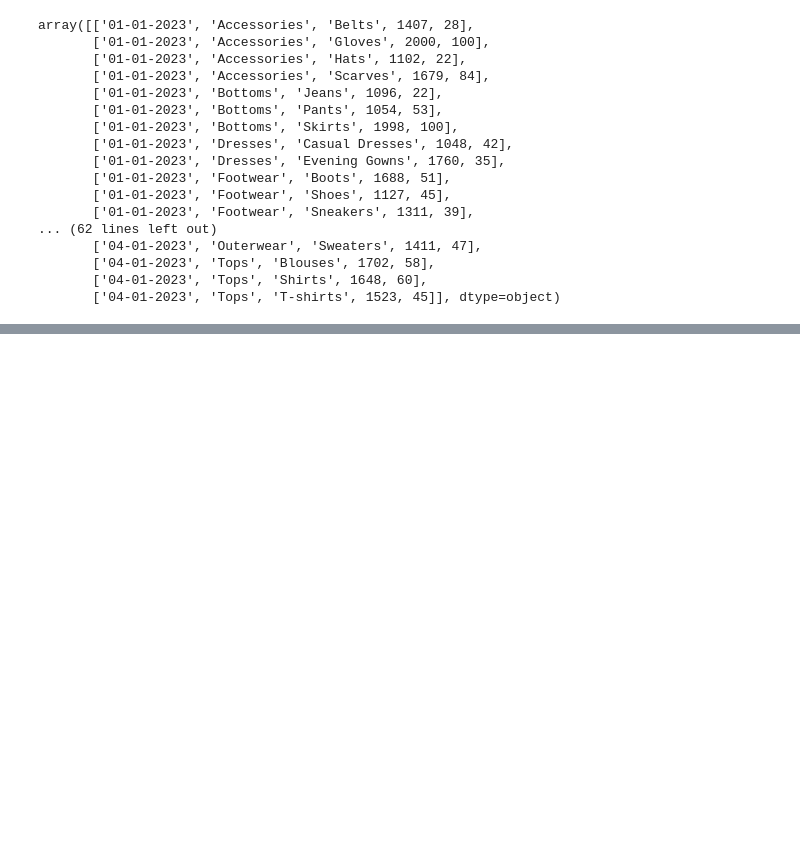
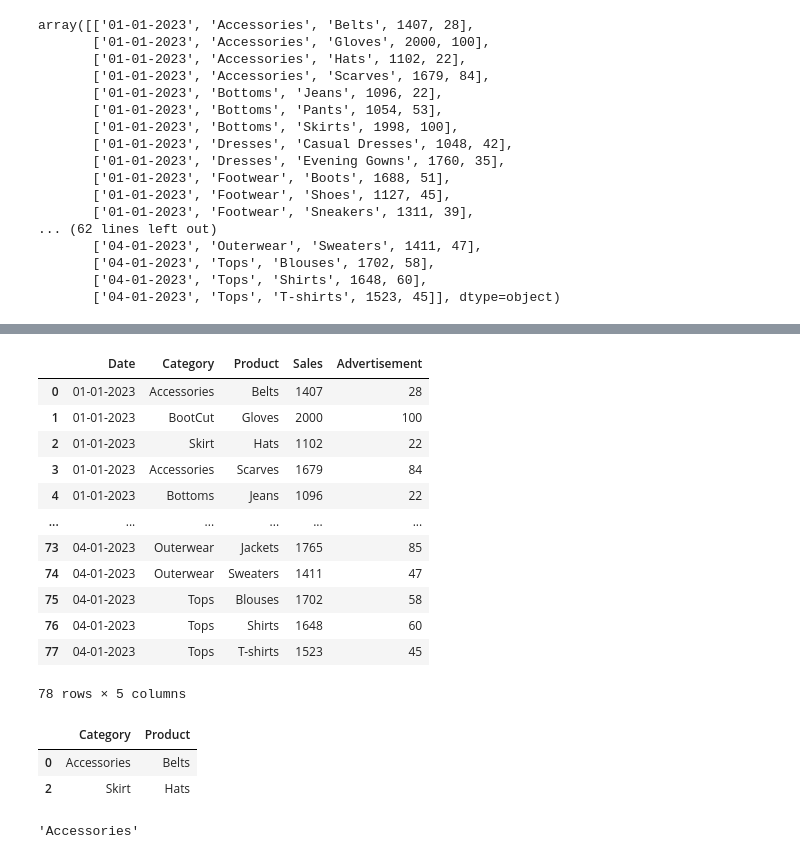
Before and after one commit to NishmthaM/Python_pandas, a Jupyter notebook: Python_Pandas.ipynb, the cells around one changed output, grey strips where cells are left out. Drawn from its saved outputs; the diff is of its cells as text; code cells hidden in the pictures; blank space fills up the shorter version.

```diff
--- a/Python_Pandas.ipynb
+++ b/Python_Pandas.ipynb
@@ -813,0 +877,27 @@ array([['01-01-2023', 'Accessories', 'Belts', 1407, 28],
+# %%
+csv_1.loc[1,"Category"]="BootCut"   # this is the correct method to use to change the data
+csv_1
+# %% [output]
+|  | Date | Category | Product | Sales | Advertisement |
+| 0 | 01-01-2023 | Accessories | Belts | 1407 | 28 |
+| 1 | 01-01-2023 | BootCut | Gloves | 2000 | 100 |
+| 2 | 01-01-2023 | Skirt | Hats | 1102 | 22 |
+| 3 | 01-01-2023 | Accessories | Scarves | 1679 | 84 |
+| 4 | 01-01-2023 | Bottoms | Jeans | 1096 | 22 |
+| ... | ... | ... | ... | ... | ... |
+| 73 | 04-01-2023 | Outerwear | Jackets | 1765 | 85 |
+| 74 | 04-01-2023 | Outerwear | Sweaters | 1411 | 47 |
+| 75 | 04-01-2023 | Tops | Blouses | 1702 | 58 |
+| 76 | 04-01-2023 | Tops | Shirts | 1648 | 60 |
+| 77 | 04-01-2023 | Tops | T-shirts | 1523 | 45 |
+78 rows × 5 columns
+# %%
+csv_1.loc[[0,2],["Category","Product"]]
+# %% [output]
+|  | Category | Product |
+| 0 | Accessories | Belts |
+| 2 | Skirt | Hats |
+# %%
+csv_1.iloc[0,1]  # 0th index and 1st colulmn index
+# %% [output]
+'Accessories'
```
Also changed, not shown: parts of 4 cells of this notebook.
